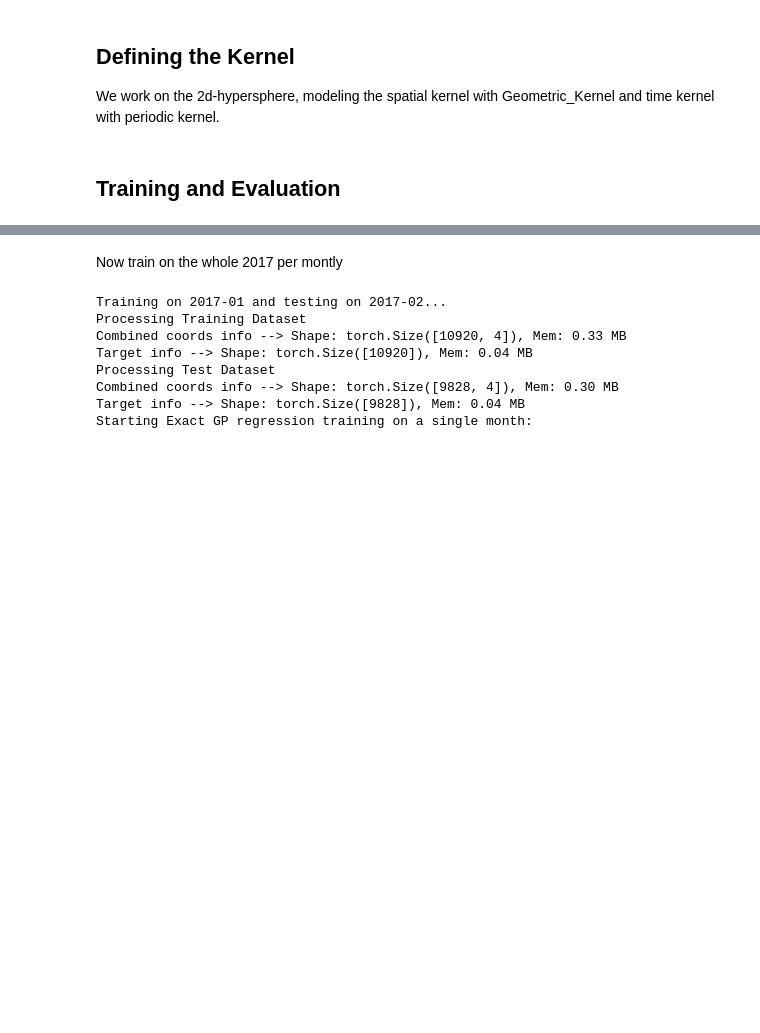
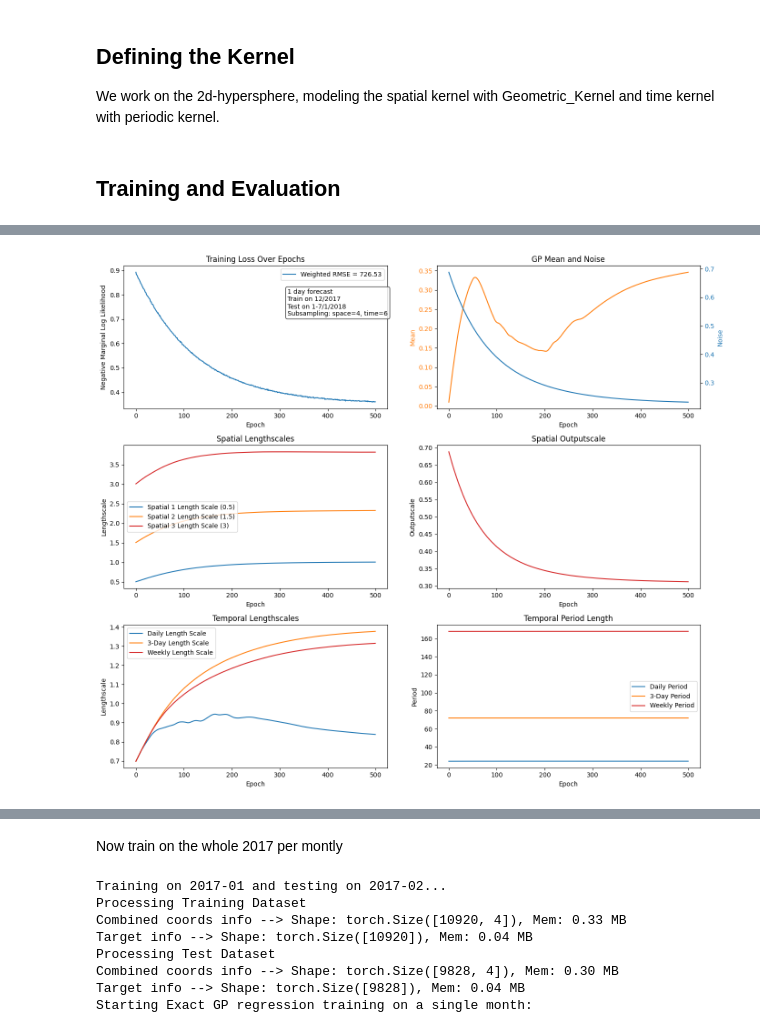
Before and after one commit to sunnyw22/STGP-for-weather-forecasting, a Jupyter notebook: GPRs/Exact_GPR_monthly.ipynb, the cells around one changed output, grey strips where cells are left out. Drawn from its saved outputs; the diff is of its cells as text; code cells hidden in the pictures; blank space fills up the shorter version.

```diff
--- a/GPRs/Exact_GPR_monthly.ipynb
+++ b/GPRs/Exact_GPR_monthly.ipynb
@@ -277,17 +247,21 @@ spatial_kernel = gpytorch.kernels.ScaleKernel(matern_spatial_1+matern_spatial_2)
 # %%
 # For temporal kernel
-time_kernel1 = gpytorch.kernels.PeriodicKernel(period_length=24, active_dims=[3]).to(device) # Daily
-time_kernel2 = gpytorch.kernels.PeriodicKernel(period_length=24*3, active_dims=[3]).to(device) # Weekly
-time_kernel3 = gpytorch.kernels.PeriodicKernel(period_length=24*7, active_dims=[3]).to(device) # Monthly
+time_kernel1 = gpytorch.kernels.PeriodicKernel(active_dims=[3]).to(device) # Daily
+time_kernel1.period_length = torch.tensor(24).to(device)
+time_kernel2 = gpytorch.kernels.PeriodicKernel(active_dims=[3]).to(device) # Three days
+time_kernel2.period_length = torch.tensor(24*3).to(device)
+time_kernel3 = gpytorch.kernels.PeriodicKernel(active_dims=[3]).to(device) # Weekly
+time_kernel3.period_length = torch.tensor(24*7).to(device)
 
-time_kernel1.register_prior("period_length_prior", gpytorch.priors.NormalPrior(24, 3), "period_length")
-time_kernel2.register_prior("period_length_prior", gpytorch.priors.NormalPrior(24*3, 9), "period_length")
-time_kernel3.register_prior("period_length_prior", gpytorch.priors.NormalPrior(24*7, 21), "period_length")
+#time_kernel1.register_prior("period_length_prior", gpytorch.priors.NormalPrior(24, 3), "period_length")
+#time_kernel2.register_prior("period_length_prior", gpytorch.priors.NormalPrior(24*3, 9), "period_length")
+#time_kernel3.register_prior("period_length_prior", gpytorch.priors.NormalPrior(24*7, 21), "period_length")
 
 time_kernel = time_kernel1 + time_kernel2 + time_kernel3
 
 # Construct the product kernel
 kernel = spatial_kernel * time_kernel
+# kernel = gpytorch.kernels.ScaleKernel(spatial_kernel * time_kernel).to(device)
 
 class GPModel(gpytorch.models.ExactGP):
     def __init__(self, train_x, train_y, likelihood):
@@ -422,3 +415,77 @@ Weighted RMSEL:  818.5842452542332
+# %%
+# Convert your tracking list into a DataFrame
+df = pd.DataFrame(hyperparams_track)
+epochs_range = np.arange(len(df))
+
+# Create a figure with 3 rows and 2 columns of subplots
+fig, axs = plt.subplots(nrows=3, ncols=2, figsize=(14, 12))
+
+# --- Row 1 ---
+# Left: Loss
+axs[0, 0].plot(epochs_range, df["loss"], label=f'Weighted RMSE = {wrmse:.2f}', color='tab:blue')
+axs[0, 0].set_title("Training Loss Over Epochs")
+axs[0, 0].set_xlabel("Epoch")
+axs[0, 0].set_ylabel("Negative Marginal Log Likelihood")
+axs[0, 0].legend()
+
+axs[0, 0].text(
+    0.6215, 0.65,
+    f"1 day forecast\nTrain on 12/2017\nTest on 1-7/1/2018\nSubsampling: space={space_subsample}, time={time_subsample}",
+    transform=axs[0, 0].transAxes,  # interpret (x, y) as axes-relative
+    fontsize=10,
+    bbox=dict(facecolor='white', alpha=0.8, boxstyle='round')
+)
+
+# Right: Mean and Noise
+axs[0, 1].plot(epochs_range, df["mean"], color='tab:orange', label="Mean")
+axs[0, 1].set_title("GP Mean and Noise")
+axs[0, 1].set_xlabel("Epoch")
+axs[0, 1].set_ylabel("Mean", color='tab:orange')
+axs[0, 1].tick_params(axis='y', labelcolor='tab:orange')
+ax_noise = axs[0, 1].twinx()
+ax_noise.plot(epochs_range, df["noise"], color='tab:blue', label="Noise")
+ax_noise.set_ylabel("Noise", color='tab:blue')
+ax_noise.tick_params(axis='y', labelcolor='tab:blue')
+
+# --- Row 2 ---
+# Left: Spatial lengthscales
+axs[1, 0].plot(epochs_range, df["spatial_1_lengthscale"], label='Spatial 1 Length Scale (0.5)', color='tab:blue')
+axs[1, 0].plot(epochs_range, df["spatial_2_lengthscale"], label='Spatial 2 Length Scale (1.5)', color='tab:orange')
+axs[1, 0].plot(epochs_range, df["spatial_3_lengthscale"], label='Spatial 3 Length Scale (3)' , color='tab:red')
+axs[1, 0].set_title("Spatial Lengthscales")
+axs[1, 0].set_xlabel("Epoch")
+axs[1, 0].set_ylabel("Lengthscale")
+axs[1, 0].legend()
+
+# Right: Spatial outputscale
+axs[1, 1].plot(epochs_range, df["spatial_outputscale"], label='Output scale from ScaleKernel', color='tab:red')
+axs[1, 1].set_title("Spatial Outputscale")
+axs[1, 1].set_xlabel("Epoch")
+axs[1, 1].set_ylabel("Outputscale")
+
+# --- Row 3 ---
+# Left: Temporal lengthscales
+axs[2, 0].plot(epochs_range, df["time_lengthscale_daily"], label='Daily Length Scale', color='tab:blue')
+axs[2, 0].plot(epochs_range, df["time_lengthscale_three_days"], label='3-Day Length Scale', color='tab:orange')
+axs[2, 0].plot(epochs_range, df["time_lengthscale_weekly"], label='Weekly Length Scale', color='tab:red')
+axs[2, 0].set_title("Temporal Lengthscales")
+axs[2, 0].set_xlabel("Epoch")
+axs[2, 0].set_ylabel("Lengthscale")
+axs[2, 0].legend()
+
+# Right: Temporal periods
+axs[2, 1].plot(epochs_range, df["time_period_daily"], label='Daily Period', color='tab:blue')
+axs[2, 1].plot(epochs_range, df["time_period_three_days"], label='3-Day Period', color='tab:orange')
+axs[2, 1].plot(epochs_range, df["time_period_weekly"], label='Weekly Period', color='tab:red')
+axs[2, 1].set_title("Temporal Period Length")
+axs[2, 1].set_xlabel("Epoch")
+axs[2, 1].set_ylabel("Period")
+axs[2, 1].legend()
+
+plt.tight_layout()
+plt.show()
+# %% [output]
+[figure, added]
 # %%
 relative_error = (Y_pred_actual - Y_test_actual) / Y_test_actual * 100  # shape (ntime, 7, 13)
 relative_error_mean = relative_error.mean(axis=0)  # shape (7, 13)
```
Also changed, not shown: parts of 20 cells of this notebook, 1 other file.
